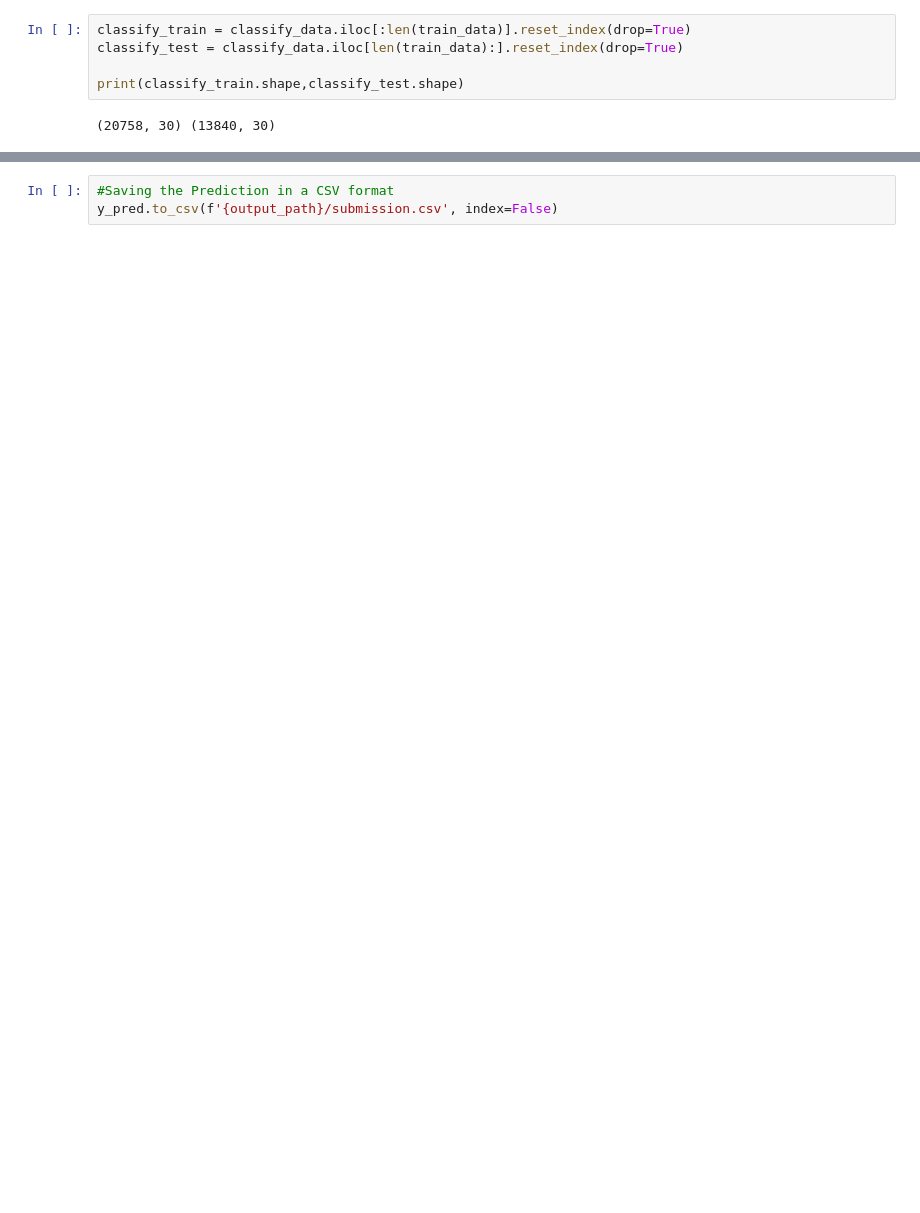
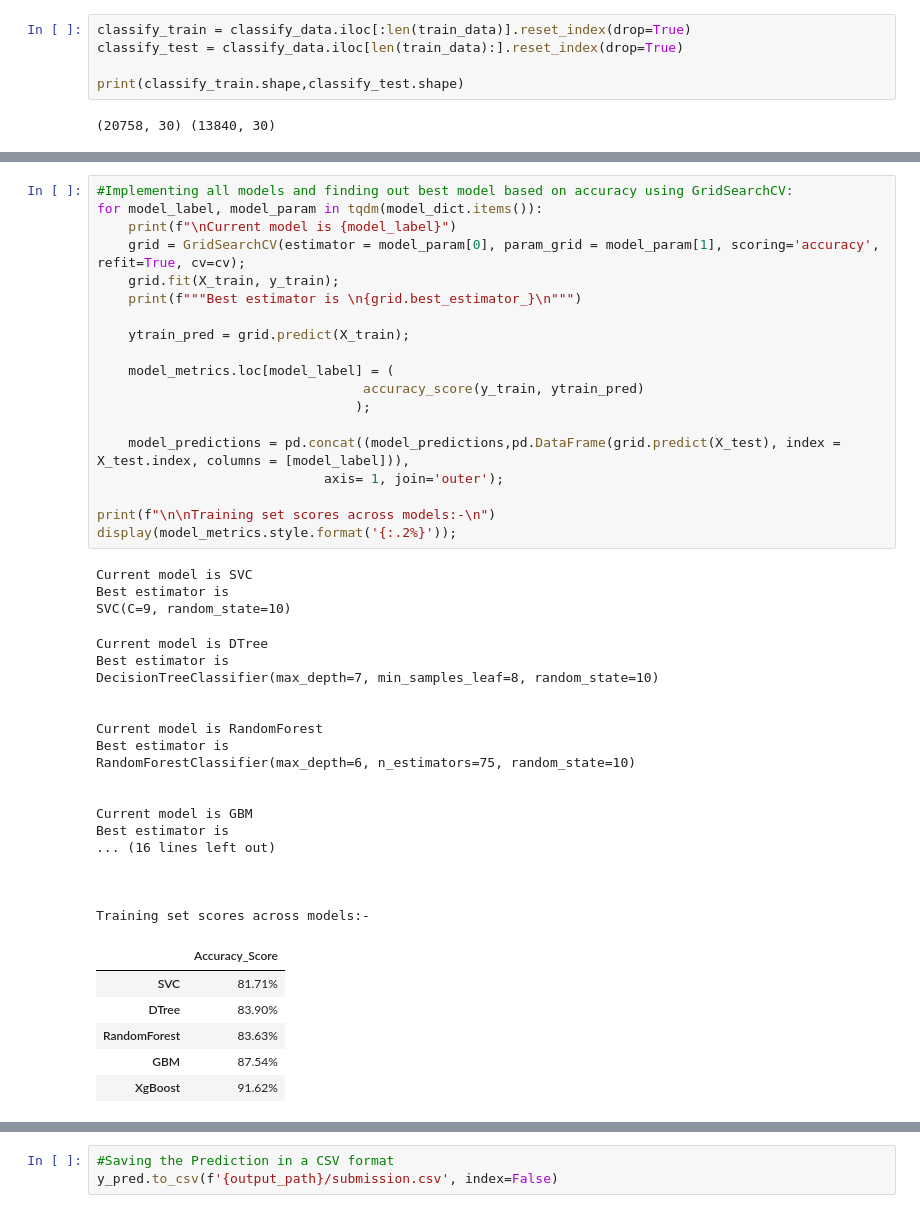
Before and after one commit to nikhilanam/obesity-prediction, a Jupyter notebook: notebooks/predict.ipynb, the cells around one changed output, grey strips where cells are left out. Saved outputs shown, nothing was run; the diff lists cells and outputs as text; blank space fills up the shorter version.

```diff
--- a/notebooks/predict.ipynb
+++ b/notebooks/predict.ipynb
@@ -365,0 +364,46 @@ y_pred
+# %%
+#Implementing all models and finding out best model based on accuracy using GridSearchCV:
+for model_label, model_param in tqdm(model_dict.items()):
+    print(f"\nCurrent model is {model_label}")
+    grid = GridSearchCV(estimator = model_param[0], param_grid = model_param[1], scoring='accuracy', refit=True, cv=cv);
+    grid.fit(X_train, y_train);
+    print(f"""Best estimator is \n{grid.best_estimator_}\n""")
+
+    ytrain_pred = grid.predict(X_train);
+
+    model_metrics.loc[model_label] = (
+                                  accuracy_score(y_train, ytrain_pred)
+                                 );
+
+    model_predictions = pd.concat((model_predictions,pd.DataFrame(grid.predict(X_test), index = X_test.index, columns = [model_label])),
+                             axis= 1, join='outer');
+
+print(f"\n\nTraining set scores across models:-\n")
+display(model_metrics.style.format('{:.2%}'));
+# %% [output]
+Current model is SVC
+Best estimator is
+SVC(C=9, random_state=10)
+Current model is DTree
+Best estimator is
+DecisionTreeClassifier(max_depth=7, min_samples_leaf=8, random_state=10)
+
+
+Current model is RandomForest
+Best estimator is
+RandomForestClassifier(max_depth=6, n_estimators=75, random_state=10)
+
+
+Current model is GBM
+Best estimator is
+... (16 lines left out)
+
+
+
+Training set scores across models:-
+|  | Accuracy_Score |
+| SVC | 81.71% |
+| DTree | 83.90% |
+| RandomForest | 83.63% |
+| GBM | 87.54% |
+| XgBoost | 91.62% |
```
Also changed, not shown: parts of 21 cells of this notebook, 2 other files.
